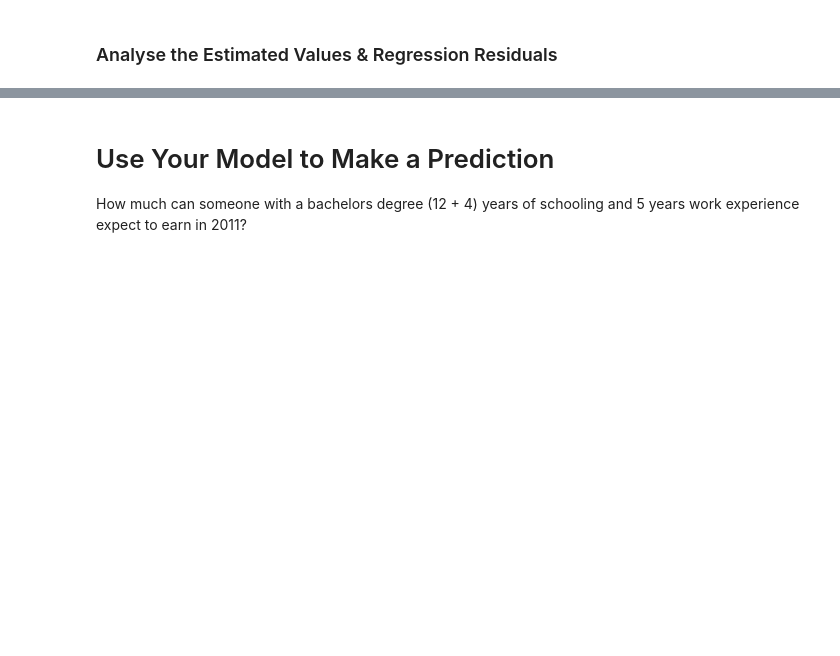
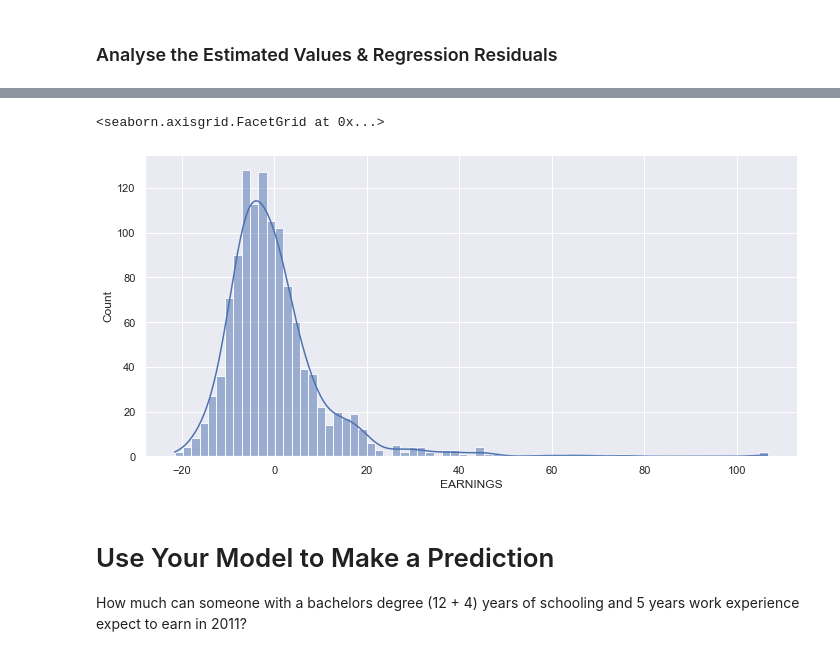
Before and after one commit to tomweinandy/100DaysOfCode, a Jupyter notebook: Projects/Day100/Determinants_of_Earnings.ipynb, the cells around one changed output, grey strips where cells are left out. Cells and saved outputs as stored; diff of their text form; code cells hidden in the pictures; blank space fills up the shorter version.

```diff
--- a/Projects/Day100/Determinants_of_Earnings.ipynb
+++ b/Projects/Day100/Determinants_of_Earnings.ipynb
@@ -272,3 +334,8 @@ Now use both years of schooling and the years work experience to predict earning
+# %%
+sns.displot(residuals, kde=True, aspect=2)
+# %% [output]
+<seaborn.axisgrid.FacetGrid at 0x...>
+[figure, added]
 # %% [markdown]
 # Use Your Model to Make a Prediction
 
```
Also changed, not shown: parts of 10 cells of this notebook.
